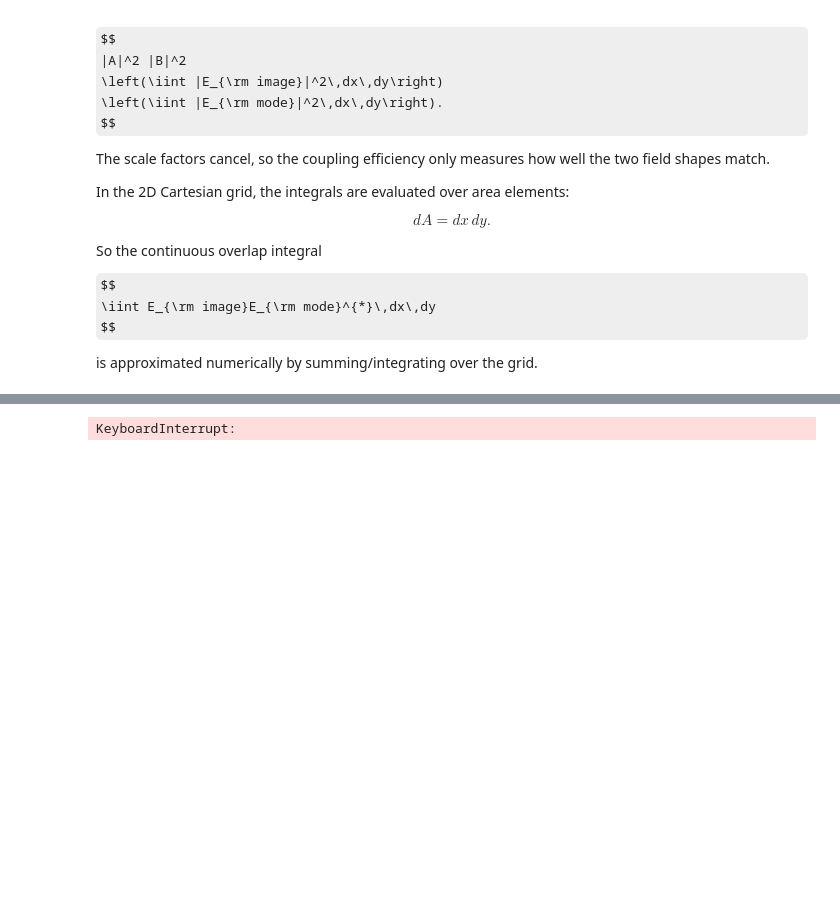
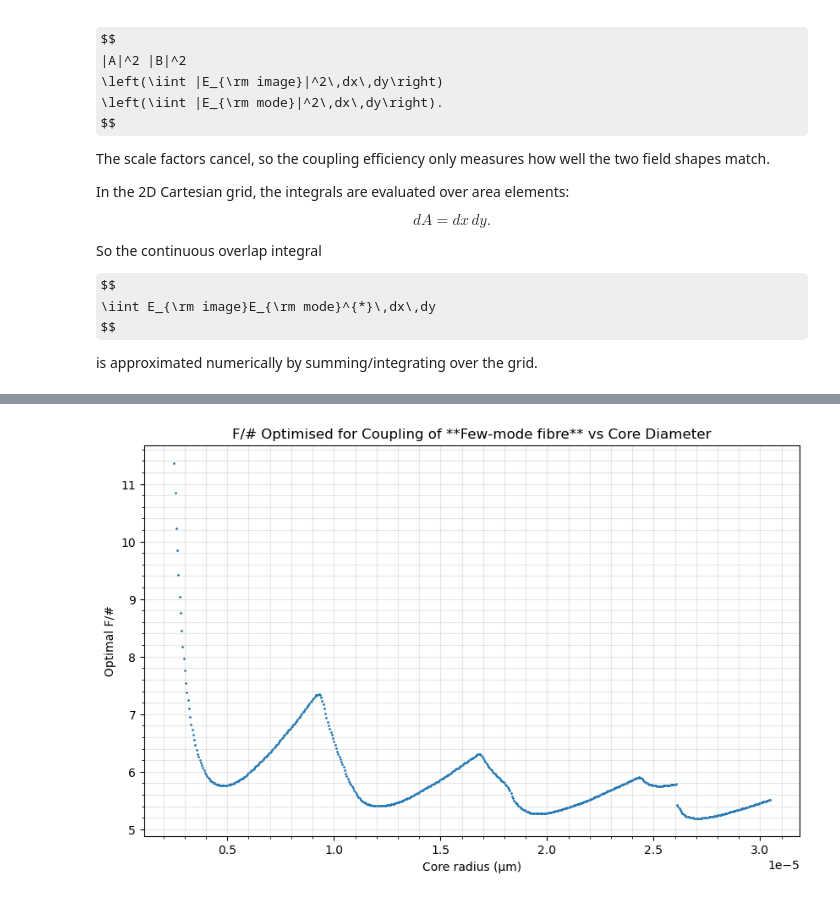
Before and after one commit to TongyueLiu/OH-Suppression-MRes-Project, a Jupyter notebook: notebooks/2D electric field calculations.ipynb, the cells around one changed output, grey strips where cells are left out. Saved outputs shown, nothing was run; the diff lists cells and outputs as text; code cells hidden in the pictures; some formulas as TeX source; blank space fills up the shorter version.

Commit message:
optimised functions

```diff
--- a/notebooks/2D electric field calculations.ipynb
+++ b/notebooks/2D electric field calculations.ipynb
@@ -55,6 +67,7 @@ def cutoff(l,m):
 def modes(V, l_max=5, m_max=5, v_margin=2e-3, az_sym_only=True):
     """
     For each value of l, calculate the allowed values of m (if any).
+    Returns a list of modes that are supported by the fibre, sorted by their cutoff V-number.
 
     Arguments:
     V: Normalised frequency of the fiber, float > 0
@@ -62,8 +75,9 @@ def modes(V, l_max=5, m_max=5, v_margin=2e-3, az_sym_only=True):
     m_max: Maximum radial order to consider, integer >= 1
     v_margin: Margin for checking mode existence at cutoff, to account for numerical precision issues.
     az_sym_only: If True, only include modes with l=0 (azimuthally symmetric modes). If False, include all modes up to l_max.
+
     Return value:
-    mode_list: A list of [l, m, Cv] for each mode that is supported by the fibre, where Vc is the cutoff V-number for that mode.
+    mode_list: A list of [l, m, Vc] for each mode that is supported by the fibre, where Vc is the cutoff V-number for that mode.
     """
     if V <= 0:
         raise ValueError("V must be >= 0")
@@ -737,0 +918,16 @@ results_2d_sym = sweep_core_radius_and_optimize_F_2d(
+# %%
+data_few_sym_2d = optimize_F_vs_core_2d(
+    core_radius_array=core_radius_range_test,
+    x=x,
+    y=y,
+    x_1d=x_1d,
+    y_1d=y_1d,
+    NA=NA,
+    lam0=lam0,
+    alpha=0.0,
+    az_sym=True, # only azimuthally symmetric modes
+    mode_case="few_mode",
+    decentre=None,
+    E_S=1.0,
+    n_jobs=4
+)
@@ -765,13 +1034,12 @@ ValueError: x and y must be the same size
-# %%
-results_2d_off_ax = sweep_core_radius_and_optimize_F_2d(
-    core_radius_range_test,
-    x, y, x_1d, y_1d,
-    lam0=lam0,
-    NA=NA,
-    alpha=0.0,
-    az_sym_only=False,
-    decentre=(1e-6, 0.0),
-    E_S=1.0
-)
-# %% [output]
-KeyboardInterrupt:
+# %%
+plt.figure(figsize=(10, 6))
+plt.scatter(a_arr, F_opt_arr, s=1)
+plt.xlabel("Core radius (µm)")
+plt.ylabel("Optimal F/#")
+plt.title("F/# Optimised for Coupling of **Few-mode fibre** vs Core Diameter")
+# minorticks
+plt.gca().minorticks_on()
+plt.grid(True, which='both', alpha=0.3)
+plt.show()
+# %% [output]
+[figure, added]
```
Also changed, not shown: parts of 45 cells of this notebook, 1 other file.
